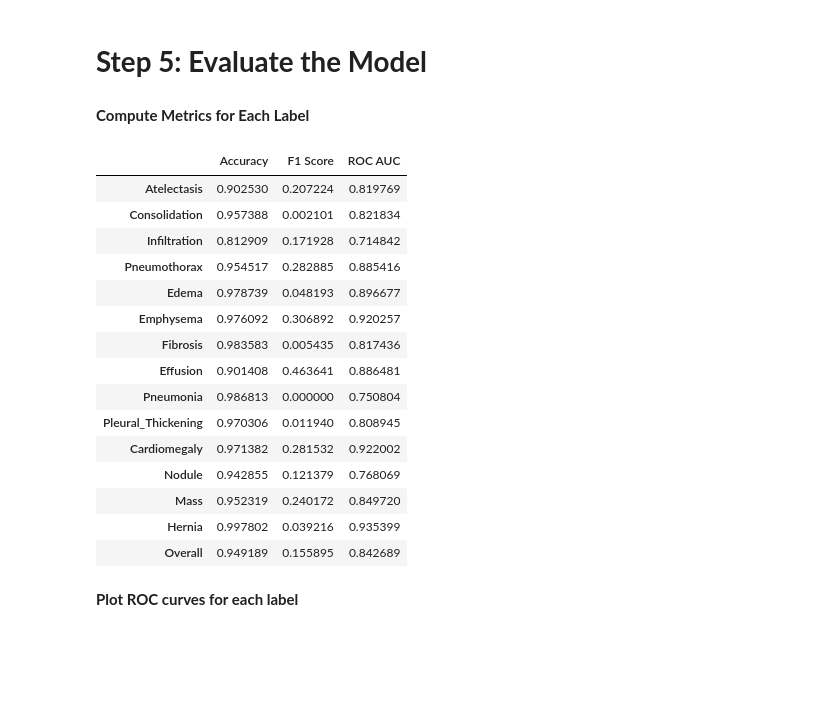
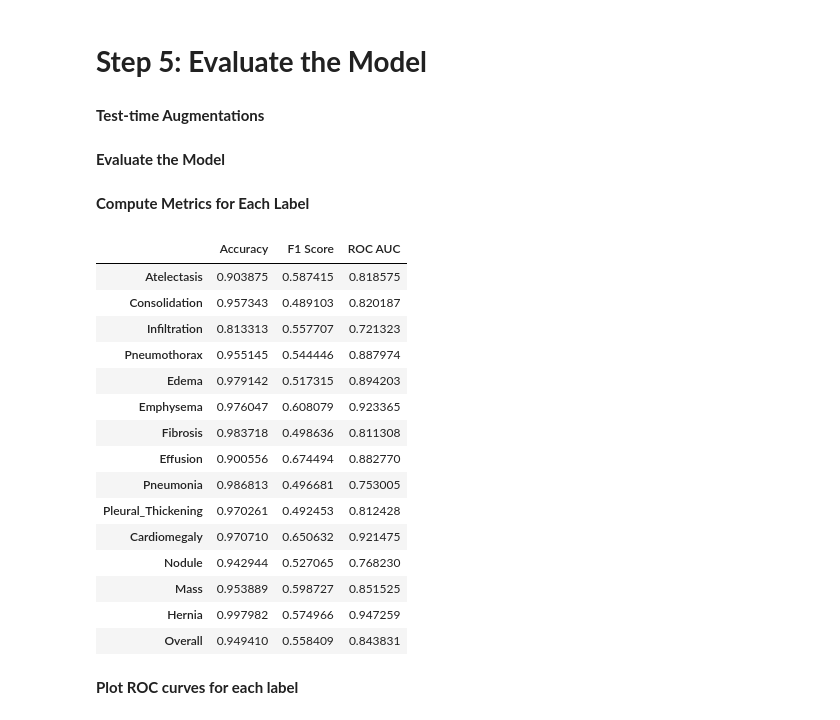
Before and after one commit to bjorneme/master-thesis, a Jupyter notebook: ChestX-ray14/MambaVision/MambaVision.ipynb, the cells around one changed output. Saved outputs shown, nothing was run; the diff lists cells and outputs as text; code cells hidden in the pictures; blank space fills up the shorter version.

```diff
--- a/ChestX-ray14/MambaVision/MambaVision.ipynb
+++ b/ChestX-ray14/MambaVision/MambaVision.ipynb
@@ -148,7 +151,7 @@ labels_df = load_labels(labels_csv_path, EXTRACTED_PATH)
 **Split Dataset**
 # %%
 # Split based on patients
-unique_patients = labels_df['Patient ID'].unique()
+unique_patients = df['Patient ID'].unique()
 
 # Split patients into training, validation and test sets
 train_val_patients, test_patients = train_test_split(
@@ -159,9 +162,9 @@ train_patients, val_patients = train_test_split(
 )
 
 # Create dataframes for training, validation, and test sets
-train_df = labels_df[labels_df['Patient ID'].isin(train_patients)].reset_index(drop=True)
-val_df = labels_df[labels_df['Patient ID'].isin(val_patients)].reset_index(drop=True)
-test_df = labels_df[labels_df['Patient ID'].isin(test_patients)].reset_index(drop=True)
+train_df = df[df['Patient ID'].isin(train_patients)].reset_index(drop=True)
+val_df = df[df['Patient ID'].isin(val_patients)].reset_index(drop=True)
+test_df = df[df['Patient ID'].isin(test_patients)].reset_index(drop=True)
 
 # Verify Split Sizes
 print(f"Train size: {len(train_df)}")
@@ -176,7 +179,7 @@ Test size: 22294
 # %%
 class ChestXrayDataset(Dataset):
     """
-    Custom Dataset for Chest X-ray images.
+    Create dataset for Chest X-ray images.
     """
     def __init__(self, df, transform=None):
         self.df = df
@@ -186,14 +189,14 @@ class ChestXrayDataset(Dataset):
         return len(self.df)
 
     def __getitem__(self, idx):
-        # Get image path and labels
+
+        # Get image and labels
         img_path = self.df.iloc[idx]['Path']
         image = plt.imread(img_path)
         label = self.df.iloc[idx][disease_labels].values.astype(np.float32)
 
-        # Apply transformations if any
-        if self.transform:
-            image = self.transform(image)
+        # Apply transformation on image
+        image = self.transform(image)
 
         return image, label
 # %% [markdown]
@@ -202,19 +205,19 @@ class ChestXrayDataset(Dataset):
 # Define transformations for training data
 train_transforms = transforms.Compose([
 
-    # Convert image to PIL format for further transformations
+    # Convert image to PIL format
     transforms.ToPILImage(),
 
-    # Convert to grayscale and change to 3 channels
+    # Convert to 3 channels
     transforms.Grayscale(num_output_channels=3),
 
     # Resize the image to 224x224
-    transforms.Resize((224, 224)),
+    transforms.Resize(224),
 
-    # Apply random horizontal flip to augment the data
+    # Apply random horizontal flip
     transforms.RandomHorizontalFlip(),
 
-    # Randomly rotate the image within a range of ±10 degrees
+    # Randomly rotate the image with ±10 degrees
     transforms.RandomRotation(10),
 
     # Convert the image to a PyTorch tensor
@@ -228,14 +231,14 @@ train_transforms = transforms.Compose([
 # Define transformations for test data
 test_transforms = transforms.Compose([
 
-    # Convert image to PIL format for further transformations
+    # Convert image to PIL format
     transforms.ToPILImage(),
 
-    # Convert to grayscale and change to 3 channels
+    # Convert to 3 channels
     transforms.Grayscale(num_output_channels=3),
 
     # Resize the image to 224x224
-    transforms.Resize((224, 224)),
+    transforms.Resize(224),
 
     # Convert the image to a PyTorch tensor
     transforms.ToTensor(),
@@ -636,3 +620,5 @@ Early stopping. No improvement for 3.0000 epochs
 # %% [markdown]
 # **Step 5: Evaluate the Model**
+# %% [markdown]
+**Test-time Augmentations**
 # %%
@@ -642,6 +627,8 @@ tta_transforms = [
     lambda img: transforms.RandomHorizontalFlip(p=1.0)(img),
     lambda img: transforms.RandomRotation(10)(img)
 ]
+# %% [markdown]
+**Evaluate the Model**
 # %%
 def evaluate_model(model, test_loader):
     """
@@ -696,49 +683,49 @@ for i, label in enumerate(disease_labels):
     # Binarize predictions with threshold 0.5
     binary_preds = preds[:, i] > 0.5
 
     # Calculate accuracy
     acc = accuracy_score(labels[:, i], binary_preds)
 
     # Calculate f1 score
-    f1 = f1_score(labels[:, i], binary_preds)
+    f1 = f1_score(labels[:, i], binary_preds, average='macro')
 
     # Calculate ROC AUC
     roc_auc = roc_auc_score(labels[:, i], preds[:, i])
 
     # Store metrics
     accuracy_per_label[label] = acc
     f1_per_label[label] = f1
     roc_auc_per_label[label] = roc_auc
 
 # Create a DataFrame for metrics
 metrics_df = pd.DataFrame({
     'Accuracy': accuracy_per_label,
     'F1 Score': f1_per_label,
     'ROC AUC': roc_auc_per_label
 })
 
 # Calculate the mean for all diseases
 metrics_df.loc['Overall'] = metrics_df.mean()
 
 # Print dataframe with metrics
 metrics_df
 # %% [output]
 |  | Accuracy | F1 Score | ROC AUC |
-| Atelectasis | 0.902530 | 0.207224 | 0.819769 |
-| Consolidation | 0.957388 | 0.002101 | 0.821834 |
-| Infiltration | 0.812909 | 0.171928 | 0.714842 |
-| Pneumothorax | 0.954517 | 0.282885 | 0.885416 |
-| Edema | 0.978739 | 0.048193 | 0.896677 |
-| Emphysema | 0.976092 | 0.306892 | 0.920257 |
-| Fibrosis | 0.983583 | 0.005435 | 0.817436 |
-| Effusion | 0.901408 | 0.463641 | 0.886481 |
-| Pneumonia | 0.986813 | 0.000000 | 0.750804 |
-| Pleural_Thickening | 0.970306 | 0.011940 | 0.808945 |
-| Cardiomegaly | 0.971382 | 0.281532 | 0.922002 |
-| Nodule | 0.942855 | 0.121379 | 0.768069 |
-| Mass | 0.952319 | 0.240172 | 0.849720 |
-| Hernia | 0.997802 | 0.039216 | 0.935399 |
-| Overall | 0.949189 | 0.155895 | 0.842689 |
+| Atelectasis | 0.903875 | 0.587415 | 0.818575 |
+| Consolidation | 0.957343 | 0.489103 | 0.820187 |
+| Infiltration | 0.813313 | 0.557707 | 0.721323 |
+| Pneumothorax | 0.955145 | 0.544446 | 0.887974 |
+| Edema | 0.979142 | 0.517315 | 0.894203 |
+| Emphysema | 0.976047 | 0.608079 | 0.923365 |
+| Fibrosis | 0.983718 | 0.498636 | 0.811308 |
+| Effusion | 0.900556 | 0.674494 | 0.882770 |
+| Pneumonia | 0.986813 | 0.496681 | 0.753005 |
+| Pleural_Thickening | 0.970261 | 0.492453 | 0.812428 |
+| Cardiomegaly | 0.970710 | 0.650632 | 0.921475 |
+| Nodule | 0.942944 | 0.527065 | 0.768230 |
+| Mass | 0.953889 | 0.598727 | 0.851525 |
+| Hernia | 0.997982 | 0.574966 | 0.947259 |
+| Overall | 0.949410 | 0.558409 | 0.843831 |
 # %% [markdown]
 **Plot ROC curves for each label**
 # %%
```
Also changed, not shown: parts of 19 cells of this notebook.
